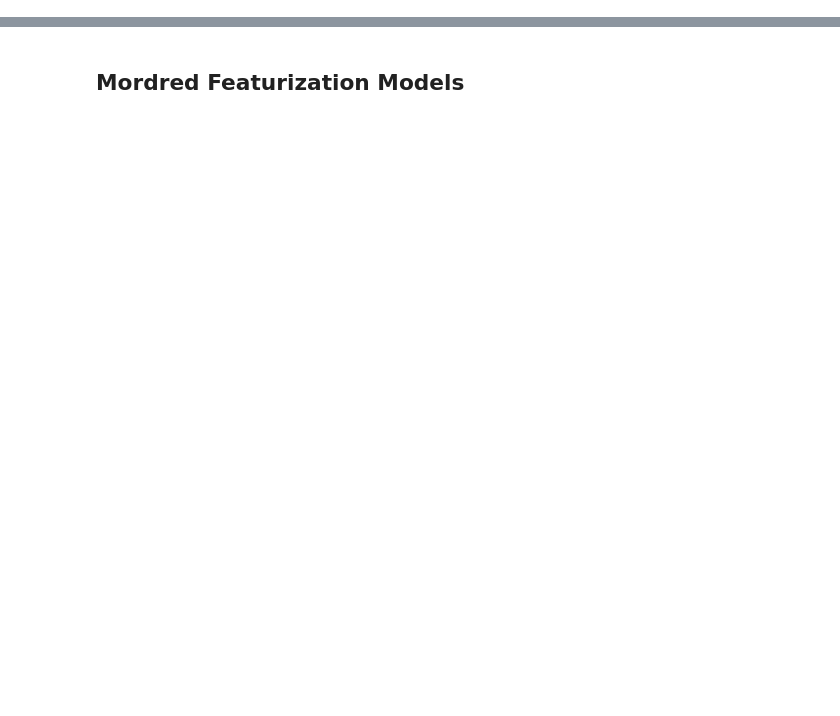
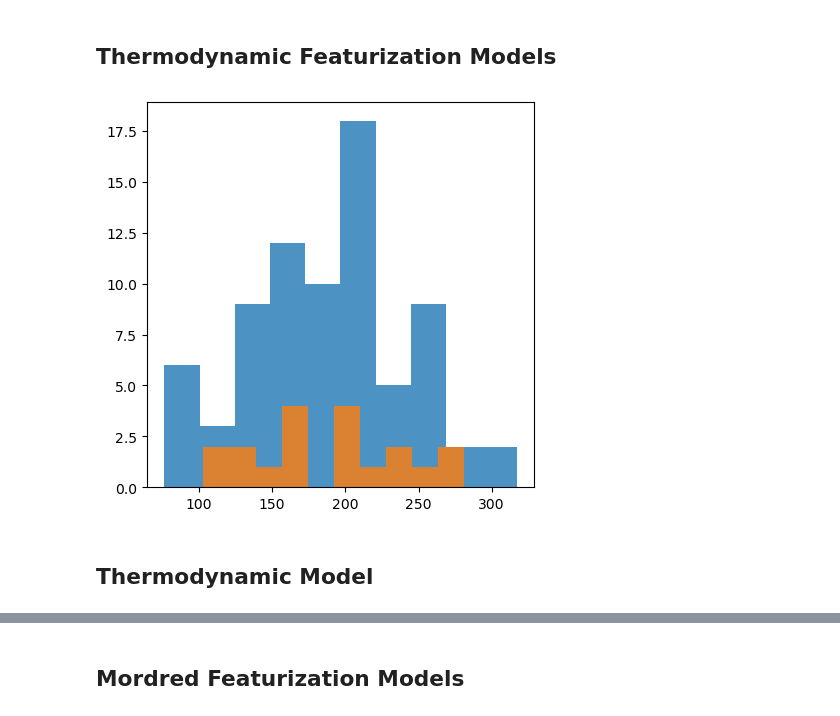
Before and after one commit to dganapat/melting_point_prediction_paper, a Jupyter notebook: mp_prediction_models.ipynb, the cells around one changed output, grey strips where cells are left out. Drawn from its saved outputs; the diff is of its cells as text; code cells hidden in the pictures; blank space fills up the shorter version.

Commit message:
re-ran analysis include R^2, new plots and errors

```diff
--- a/mp_prediction_models.ipynb
+++ b/mp_prediction_models.ipynb
@@ -838,3 +870,9 @@ hydroquinone_ML_data=pd.read_csv('Data Files/parsed_p_hydroquinone_204.csv')
 dataset_dict={'Quinones':quinone_data,'Hydroquinones':hydroquinone_data,'Hydrocarbons':hydrocarbon_data,'Quinones + Hydroquinones':mega_database}
 # Make dictionary for ML data
 ml_dataset_dict={'Quinones':quinone_ML_data.drop(columns='Unnamed: 0'),'Hydroquinones':hydroquinone_ML_data.drop(columns='Unnamed: 0')}
+# %% [markdown]
+## Thermodynamic Featurization Models
+# %%
+ml_dict = rf_model_vbt_features_multipleruns(dataset_dict,"Hydroquinones",number_of_runs=100)
+# %% [output]
+[figure, added]
@@ -840,0 +889,2 @@ ml_dataset_dict={'Quinones':quinone_ML_data.drop(columns='Unnamed: 0'),'Hydroqui
+# %% [markdown]
+## Thermodynamic Model
```
Also changed, not shown: parts of 31 cells of this notebook, 58 other files.
